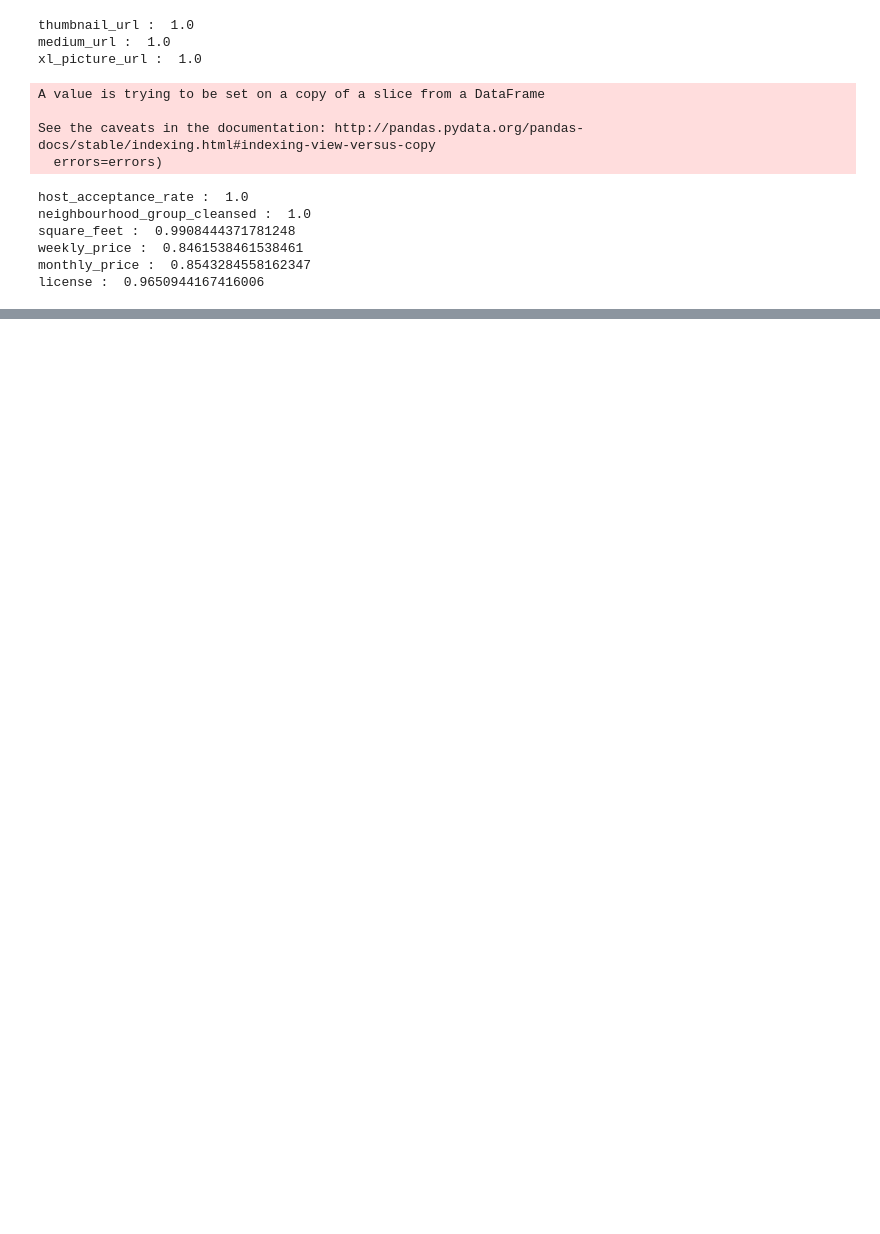
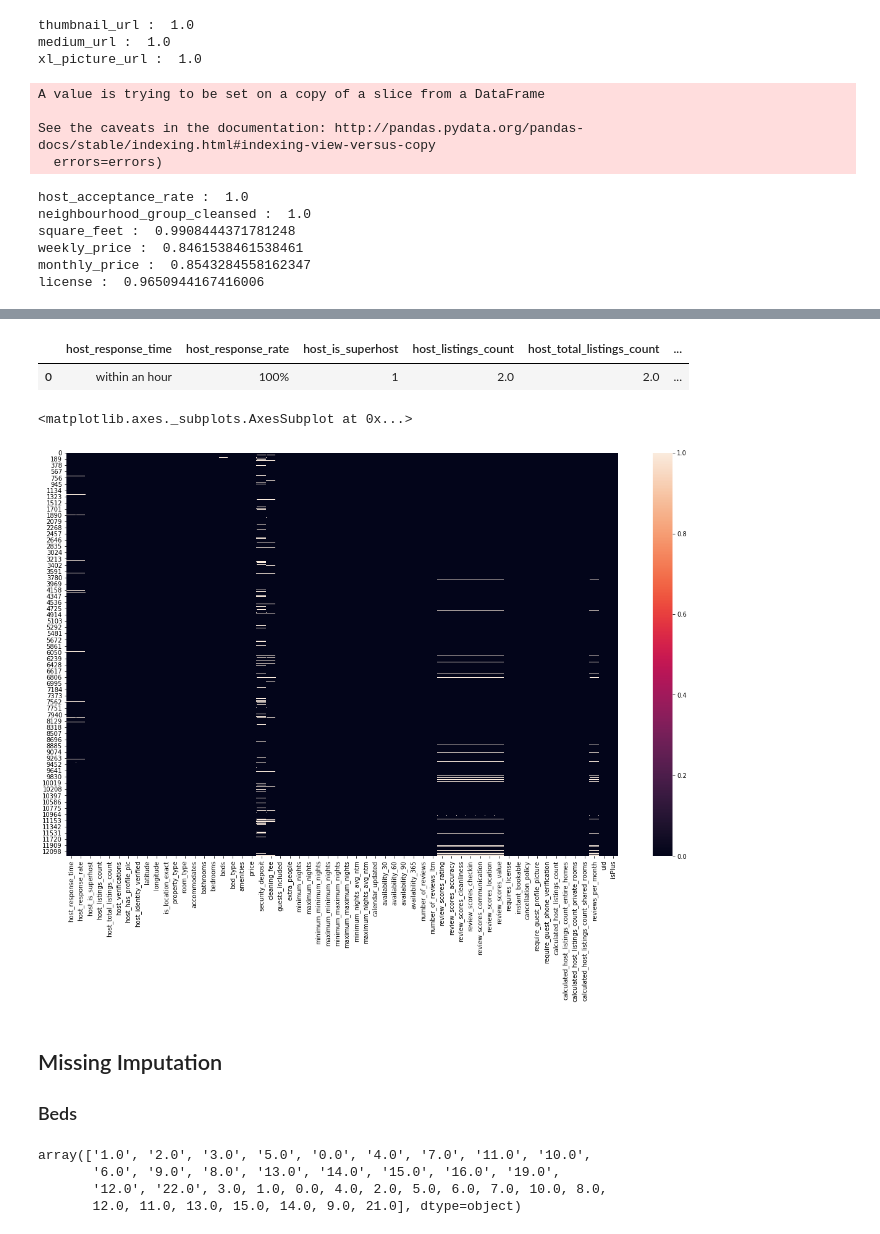
Before and after one commit to papaulul/Airbnb, a Jupyter notebook: Code/EDA.ipynb, the cells around one changed output, grey strips where cells are left out. Cells and saved outputs as stored; diff of their text form; code cells hidden in the pictures; blank space fills up the shorter version.

Commit message:
Created dataset for NLP and started missing data

```diff
--- a/Code/EDA.ipynb
+++ b/Code/EDA.ipynb
@@ -119,0 +140,2 @@ col_no_url = [col for col in population.columns if "url" not in col and 'scrape'
+# %%
+population.drop(text_cols+id_cols, axis=1 ,inplace = True)
@@ -119,0 +147,10 @@ col_no_url = [col for col in population.columns if "url" not in col and 'scrape'
+# %%
+# only latitude and longitude will stay cause they can be scaled
+# The other location columns need to be removed if model wants to be used for
+# other markets
+location_cols = ['host_location','host_neighbourhood' ,'street','neighbourhood',
+                'neighbourhood_cleansed','city','state','zipcode','market','smart_location',
+                'country_code','country','jurisdiction_names']
+time_cols = ['host_since','first_review','last_review']
+
+population.drop(location_cols+time_cols, axis=1,inplace = True)
@@ -119,0 +162,7 @@ col_no_url = [col for col in population.columns if "url" not in col and 'scrape'
+# %%
+constant_cols = []
+for cols in population.columns:
+    if len(population[cols].unique()) == 1:
+        print(cols)
+        constant_cols.append(cols)
+population.drop(constant_cols, axis=1, inplace=True)
@@ -119,0 +178,6 @@ col_no_url = [col for col in population.columns if "url" not in col and 'scrape'
+# %%
+for cols in population.columns:
+    if len(population[cols].unique()) == 2:
+        print(cols, population[cols].unique())
+        if 't' in population[cols].unique():
+            population[cols] = population[cols].apply(lambda x: 1 if x =='t' else 0)[1]
@@ -119,0 +194,21 @@ col_no_url = [col for col in population.columns if "url" not in col and 'scrape'
+# %%
+population.head(1)
+# %% [output]
+|  | host_response_time | host_response_rate | host_is_superhost | host_listings_count | host_total_listings_count | ... |
+| 0 | within an hour | 100% | 1 | 2.0 | 2.0 | ... |
+# %%
+plt.figure(figsize=(20,12))
+sns.heatmap(population.isna())
+# %% [output]
+<matplotlib.axes._subplots.AxesSubplot at 0x...>
+[figure, added]
+# %% [markdown]
+## Missing Imputation
+### Beds
+# %%
+population['beds'].dropna().unique()
+# %% [output]
+array(['1.0', '2.0', '3.0', '5.0', '0.0', '4.0', '7.0', '11.0', '10.0',
+       '6.0', '9.0', '8.0', '13.0', '14.0', '15.0', '16.0', '19.0',
+       '12.0', '22.0', 3.0, 1.0, 0.0, 4.0, 2.0, 5.0, 6.0, 7.0, 10.0, 8.0,
+       12.0, 11.0, 13.0, 15.0, 14.0, 9.0, 21.0], dtype=object)
```
Also changed, not shown: parts of 21 cells of this notebook, 1 other file.
